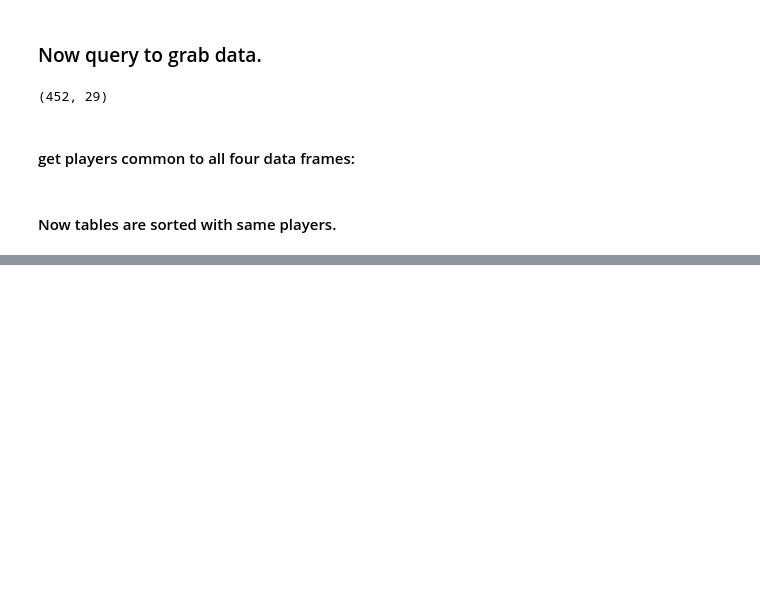
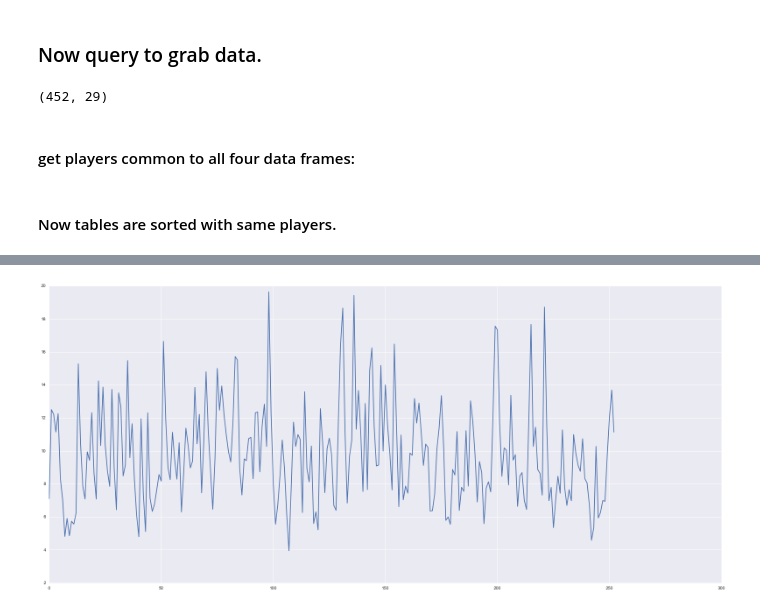
Before and after one commit to michaelandric/aut_vincere, a Jupyter notebook: test_multi_year_v2.ipynb, the cells around one changed output, grey strips where cells are left out. Drawn from its saved outputs; the diff is of its cells as text; code cells hidden in the pictures; blank space fills up the shorter version.

```diff
--- a/test_multi_year_v2.ipynb
+++ b/test_multi_year_v2.ipynb
@@ -113,0 +298,10 @@ df14.sort_values('player')
+# %%
+#pd.stats.moments.ewma(psg_stack, com=1)
+#psg_stack
+plt.figure(figsize=(22, 10))
+# plt.plot(range(253), pd.stats.moments.ewma(psg_stack, com=2))
+plt.plot(range(253), pd.stats.moments.ewma(df16.psg.values, com=1))
+plt.tight_layout()
+plt.show()
+# %% [output]
+[figure, added]
```
Also changed, not shown: parts of 45 cells of this notebook, 3 other files.
